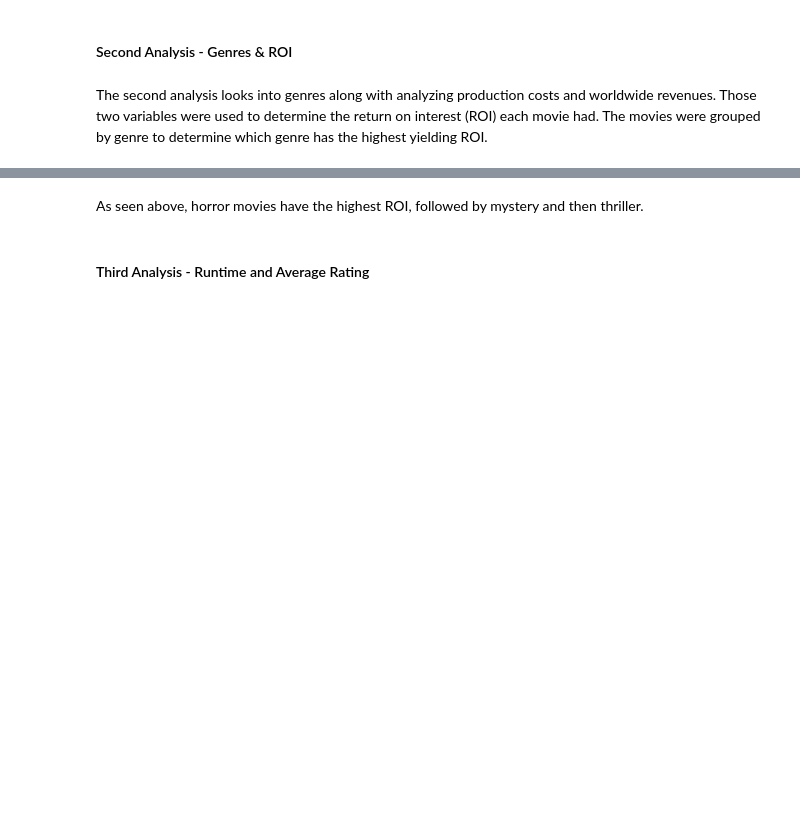
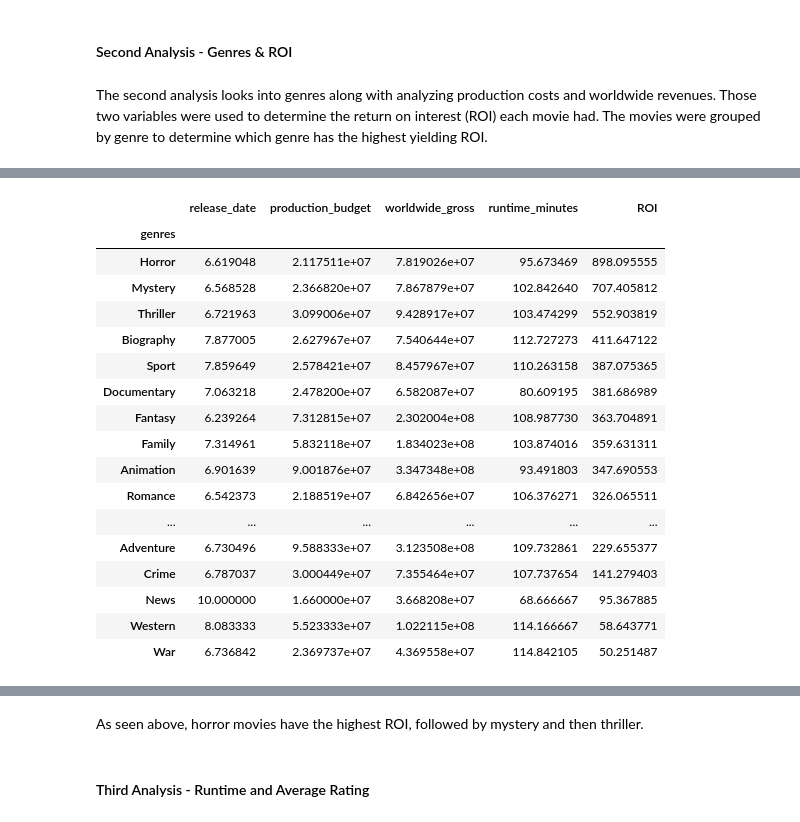
Before and after one commit to simrank3/Phase-1-Project, a Jupyter notebook: student.ipynb, the cells around one changed output, grey strips where cells are left out. Saved outputs shown, nothing was run; the diff lists cells and outputs as text; code cells hidden in the pictures; blank space fills up the shorter version.

```diff
--- a/student.ipynb
+++ b/student.ipynb
@@ -390 +414,4 @@ df5['genres'].values[0]
+# %%
+# Transforming the 1 list of a string to a list of 3 strings
+df4['genres'] = df4['genres'].apply(lambda x: x.split(','))
 # %%
@@ -392,3 +424,3 @@ df5['genres'].head().values
 # %%
-df6 = df5.explode('genres')
-df6.head()
+df5 = df4.explode('genres')
+df5.head()
@@ -401,4 +453,23 @@ df6['ROI'].value_counts()
 # %%
 # Grouping the values of the ROI column by genres
-df6.groupby('genres').mean().sort_values('ROI', ascending=False)
+df5.groupby('genres').mean().sort_values('ROI', ascending=False)
+# %% [output]
+|  | release_date | production_budget | worldwide_gross | runtime_minutes | ROI |
+| genres |  |  |  |  |  |
+| Horror | 6.619048 | 2.117511e+07 | 7.819026e+07 | 95.673469 | 898.095555 |
+| Mystery | 6.568528 | 2.366820e+07 | 7.867879e+07 | 102.842640 | 707.405812 |
+| Thriller | 6.721963 | 3.099006e+07 | 9.428917e+07 | 103.474299 | 552.903819 |
+| Biography | 7.877005 | 2.627967e+07 | 7.540644e+07 | 112.727273 | 411.647122 |
+| Sport | 7.859649 | 2.578421e+07 | 8.457967e+07 | 110.263158 | 387.075365 |
+| Documentary | 7.063218 | 2.478200e+07 | 6.582087e+07 | 80.609195 | 381.686989 |
+| Fantasy | 6.239264 | 7.312815e+07 | 2.302004e+08 | 108.987730 | 363.704891 |
+| Family | 7.314961 | 5.832118e+07 | 1.834023e+08 | 103.874016 | 359.631311 |
+| Animation | 6.901639 | 9.001876e+07 | 3.347348e+08 | 93.491803 | 347.690553 |
+| Romance | 6.542373 | 2.188519e+07 | 6.842656e+07 | 106.376271 | 326.065511 |
+| ... | ... | ... | ... | ... | ... |
+| Adventure | 6.730496 | 9.588333e+07 | 3.123508e+08 | 109.732861 | 229.655377 |
+| Crime | 6.787037 | 3.000449e+07 | 7.355464e+07 | 107.737654 | 141.279403 |
+| News | 10.000000 | 1.660000e+07 | 3.668208e+07 | 68.666667 | 95.367885 |
+| Western | 8.083333 | 5.523333e+07 | 1.022115e+08 | 114.166667 | 58.643771 |
+| War | 6.736842 | 2.369737e+07 | 4.369558e+07 | 114.842105 | 50.251487 |
 # %%
```
Also changed, not shown: parts of 15 cells of this notebook, 7 other files.
